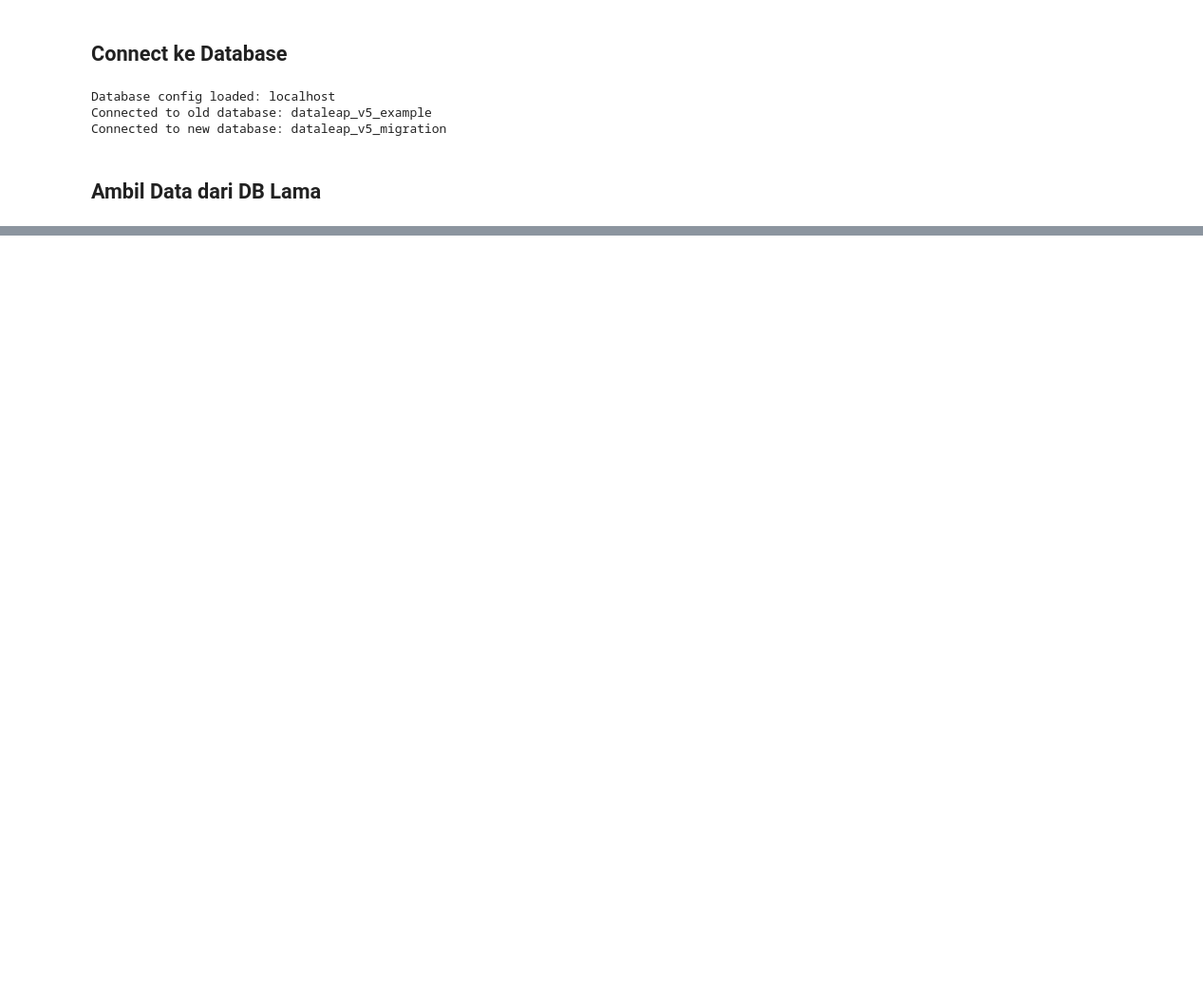
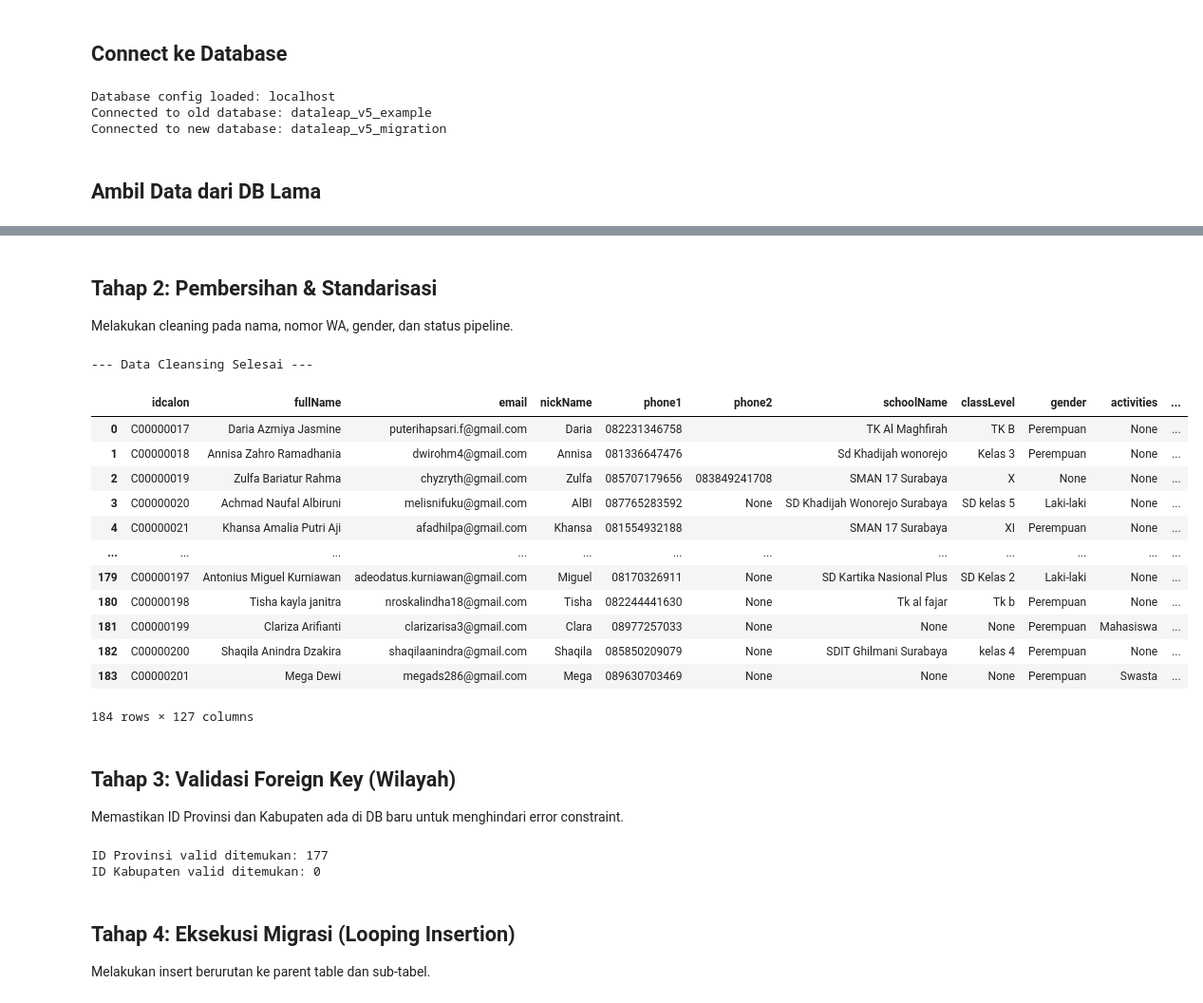
Before and after one commit to umamhaniff/DB_Migration_Leap, a Jupyter notebook: fase_3/script_cimut.ipynb, the cells around one changed output, grey strips where cells are left out. Shown at 95% size. Saved outputs shown, nothing was run; the diff lists cells and outputs as text; code cells hidden in the pictures; blank space fills up the shorter version.

```diff
--- a/fase_3/script_cimut.ipynb
+++ b/fase_3/script_cimut.ipynb
@@ -1459,0 +362,71 @@ Siap untuk digunakan di insert_handler.ipynb
+# %% [markdown]
+## Tahap 2: Pembersihan & Standarisasi
+Melakukan cleaning pada nama, nomor WA, gender, dan status pipeline.
+# %%
+def clean_phone(phone):
+    if pd.isna(phone) or str(phone).strip() == '': return None
+    phone = ''.join(filter(str.isdigit, str(phone)))
+    if phone.startswith('0'): phone = '62' + phone[1:]
+    if not phone.startswith('62') and phone != '': phone = '62' + phone
+    return phone[:15]
+
+# 1. Cleaning Dasar
+df_calon_master['nama_lengkap'] = df_calon_master['fullName'].str.strip().str.title()
+df_calon_master['nama_panggilan'] = df_calon_master['nickName'].str.strip().str.title()
+
+# 2. Standarisasi WA
+df_calon_master['wa_siswa_clean'] = df_calon_master['phone1'].apply(clean_phone)
+df_calon_master['wa_ortu_clean'] = df_calon_master['phone2'].apply(clean_phone)
+
+# 3. Mapping Gender
+gender_map = {
+    'Laki-laki': 'Laki laki', 'Laki-Laki': 'Laki laki', 'L': 'Laki laki', 'Pria': 'Laki laki',
+    'Perempuan': 'Perempuan', 'Wanita': 'Perempuan', 'P': 'Perempuan'
+}
+
+print("--- Data Cleansing Selesai ---")
+df_calon_master
+# %% [output]
+--- Data Cleansing Selesai ---
+|  | idcalon | fullName | email | nickName | phone1 | phone2 | schoolName | classLevel | gender | activities | ... |
+| 0 | C00000017 | Daria Azmiya Jasmine | puterihapsari.f@gmail.com | Daria | 082231346758 |  | TK Al Maghfirah | TK B | Perempuan | None | ... |
+| 1 | C00000018 | Annisa Zahro Ramadhania | dwirohm4@gmail.com | Annisa | 081336647476 |  | Sd Khadijah wonorejo | Kelas 3 | Perempuan | None | ... |
+| 2 | C00000019 | Zulfa Bariatur Rahma | chyzryth@gmail.com | Zulfa | 085707179656 | 083849241708 | SMAN 17 Surabaya | X | None | None | ... |
+| 3 | C00000020 | Achmad Naufal Albiruni | melisnifuku@gmail.com | AlBI | 087765283592 | None | SD Khadijah Wonorejo Surabaya | SD kelas 5 | Laki-laki | None | ... |
+| 4 | C00000021 | Khansa Amalia Putri Aji | afadhilpa@gmail.com | Khansa | 081554932188 |  | SMAN 17 Surabaya | XI | Perempuan | None | ... |
+| ... | ... | ... | ... | ... | ... | ... | ... | ... | ... | ... | ... |
+| 179 | C00000197 | Antonius Miguel Kurniawan | adeodatus.kurniawan@gmail.com | Miguel | 08170326911 | None | SD Kartika Nasional Plus | SD Kelas 2 | Laki-laki | None | ... |
+| 180 | C00000198 | Tisha kayla janitra | nroskalindha18@gmail.com | Tisha | 082244441630 | None | Tk al fajar | Tk b | Perempuan | None | ... |
+| 181 | C00000199 | Clariza Arifianti | clarizarisa3@gmail.com | Clara | 08977257033 | None | None | None | Perempuan | Mahasiswa | ... |
+| 182 | C00000200 | Shaqila Anindra Dzakira | shaqilaanindra@gmail.com | Shaqila | 085850209079 | None | SDIT Ghilmani Surabaya | kelas 4 | Perempuan | None | ... |
+| 183 | C00000201 | Mega Dewi | megads286@gmail.com | Mega | 089630703469 | None | None | None | Perempuan | Swasta | ... |
+184 rows × 127 columns
+# %% [markdown]
+## Tahap 3: Validasi Foreign Key (Wilayah)
+Memastikan ID Provinsi dan Kabupaten ada di DB baru untuk menghindari error constraint.
+# %%
+# Ambil daftar ID valid dari DB Baru
+cursor_new.execute("SELECT id_provinsi FROM provinsi")
+valid_prov = [r['id_provinsi'] for r in cursor_new.fetchall()]
+
+cursor_new.execute("SELECT id_kabupaten FROM kabupaten")
+valid_kab = [r['id_kabupaten'] for r in cursor_new.fetchall()]
+
+# Fungsi filter ID
+def validate_id(val, valid_list):
+    try:
+        v = int(float(val))
+        return v if v in valid_list else None
+    except: return None
+
+df_calon_master['id_provinsi_safe'] = df_calon_master['provinsi'].apply(lambda x: validate_id(x, valid_prov))
+df_calon_master['id_kabupaten_safe'] = df_calon_master['kabupaten'].apply(lambda x: validate_id(x, valid_kab))
+
+print(f"ID Provinsi valid ditemukan: {df_calon_master['id_provinsi_safe'].notna().sum()}")
+print(f"ID Kabupaten valid ditemukan: {df_calon_master['id_kabupaten_safe'].notna().sum()}")
+# %% [output]
+ID Provinsi valid ditemukan: 177
+ID Kabupaten valid ditemukan: 0
+# %% [markdown]
+## Tahap 4: Eksekusi Migrasi (Looping Insertion)
+Melakukan insert berurutan ke parent table dan sub-tabel.
```
Also changed, not shown: parts of 65 cells of this notebook.
